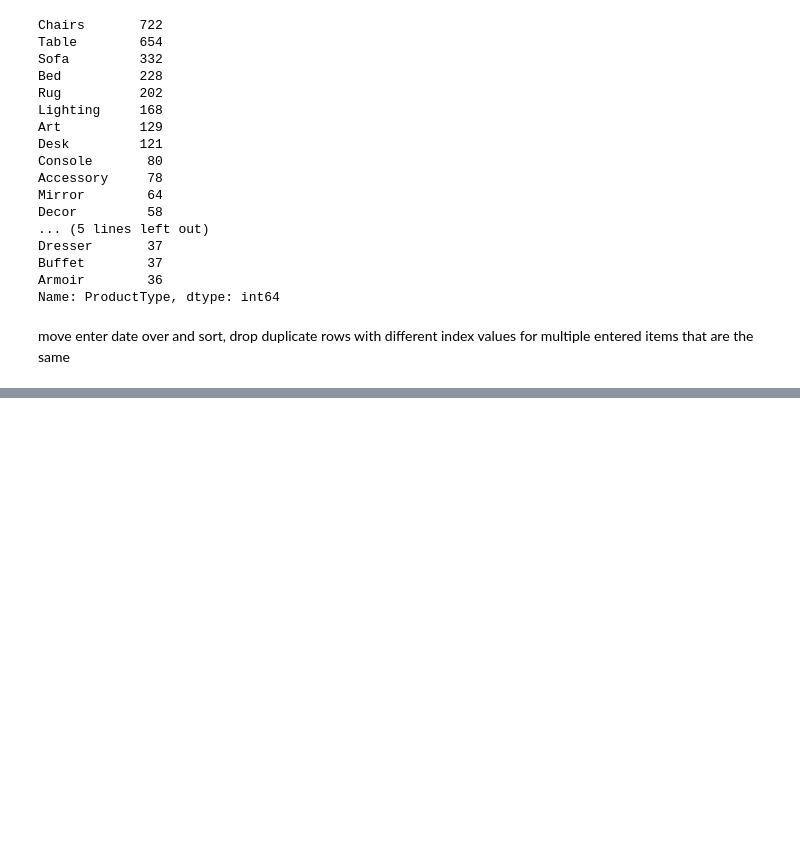
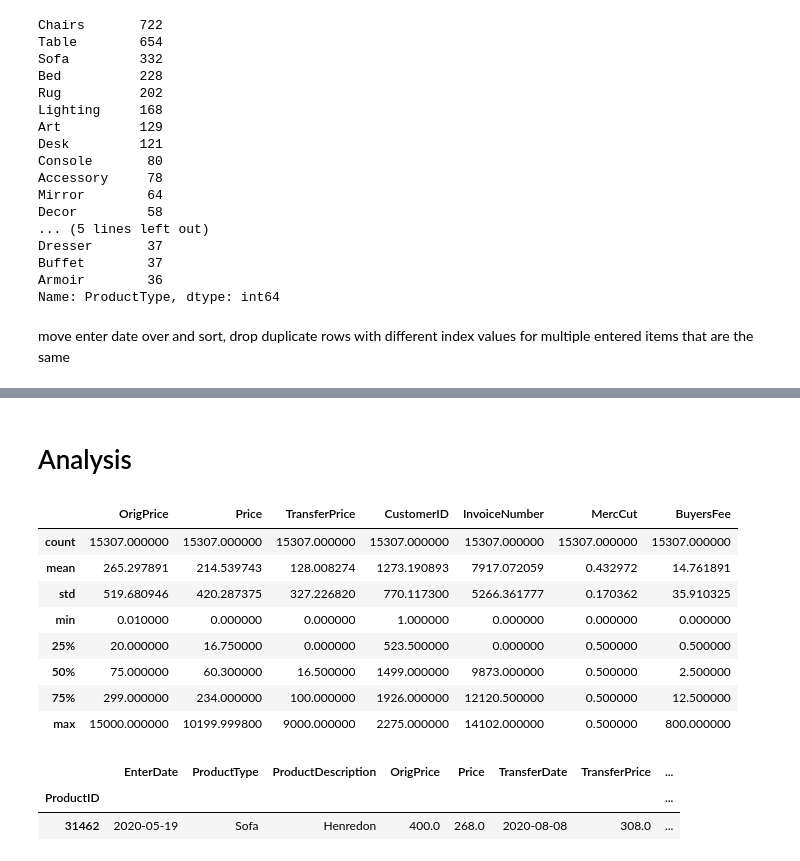
Before and after one commit to zachcornelison/K-N-Sales-Analytics, a Jupyter notebook: KN-Analytics-Merchandise.ipynb, the cells around one changed output, grey strips where cells are left out. Drawn from its saved outputs; the diff is of its cells as text; code cells hidden in the pictures; blank space fills up the shorter version.

Commit message:
begin analysis
looking to join other datasets

```diff
--- a/KN-Analytics-Merchandise.ipynb
+++ b/KN-Analytics-Merchandise.ipynb
@@ -726,0 +750,20 @@ df_merchandise[10000:10010]
+# %% [markdown]
+# Analysis
+# %%
+df_merchandise.describe()
+# %% [output]
+|  | OrigPrice | Price | TransferPrice | CustomerID | InvoiceNumber | MercCut | BuyersFee |
+| count | 15307.000000 | 15307.000000 | 15307.000000 | 15307.000000 | 15307.000000 | 15307.000000 | 15307.000000 |
+| mean | 265.297891 | 214.539743 | 128.008274 | 1273.190893 | 7917.072059 | 0.432972 | 14.761891 |
+| std | 519.680946 | 420.287375 | 327.226820 | 770.117300 | 5266.361777 | 0.170362 | 35.910325 |
+| min | 0.010000 | 0.000000 | 0.000000 | 1.000000 | 0.000000 | 0.000000 | 0.000000 |
+| 25% | 20.000000 | 16.750000 | 0.000000 | 523.500000 | 0.000000 | 0.500000 | 0.500000 |
+| 50% | 75.000000 | 60.300000 | 16.500000 | 1499.000000 | 9873.000000 | 0.500000 | 2.500000 |
+| 75% | 299.000000 | 234.000000 | 100.000000 | 1926.000000 | 12120.500000 | 0.500000 | 12.500000 |
+| max | 15000.000000 | 10199.999800 | 9000.000000 | 2275.000000 | 14102.000000 | 0.500000 | 800.000000 |
+# %%
+df_merchandise.loc[[31462]]
+# %% [output]
+|  | EnterDate | ProductType | ProductDescription | OrigPrice | Price | TransferDate | TransferPrice | ... |
+| ProductID |  |  |  |  |  |  |  | ... |
+| 31462 | 2020-05-19 | Sofa | Henredon | 400.0 | 268.0 | 2020-08-08 | 308.0 | ... |
```
Also changed, not shown: parts of 29 cells of this notebook.
